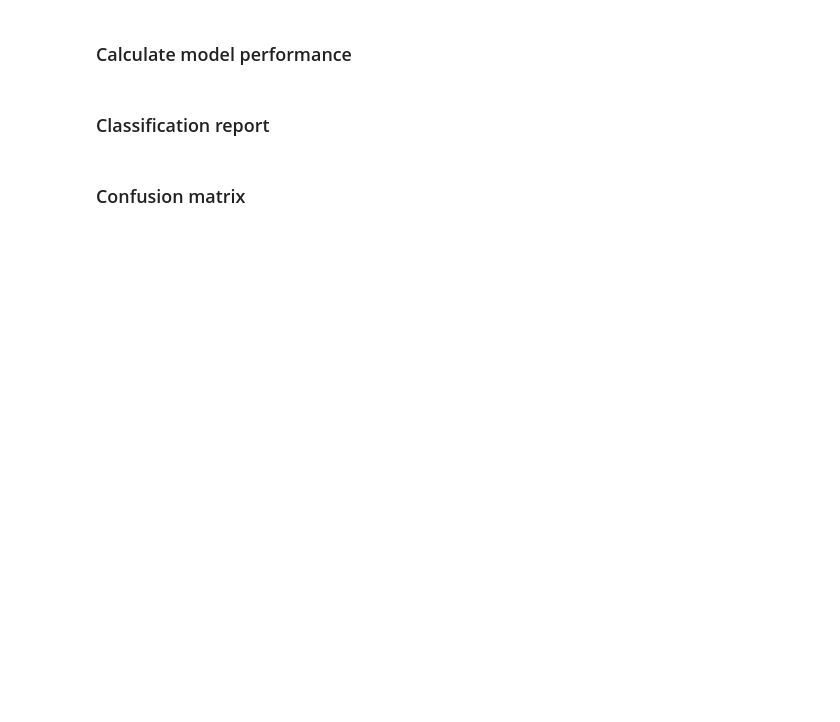
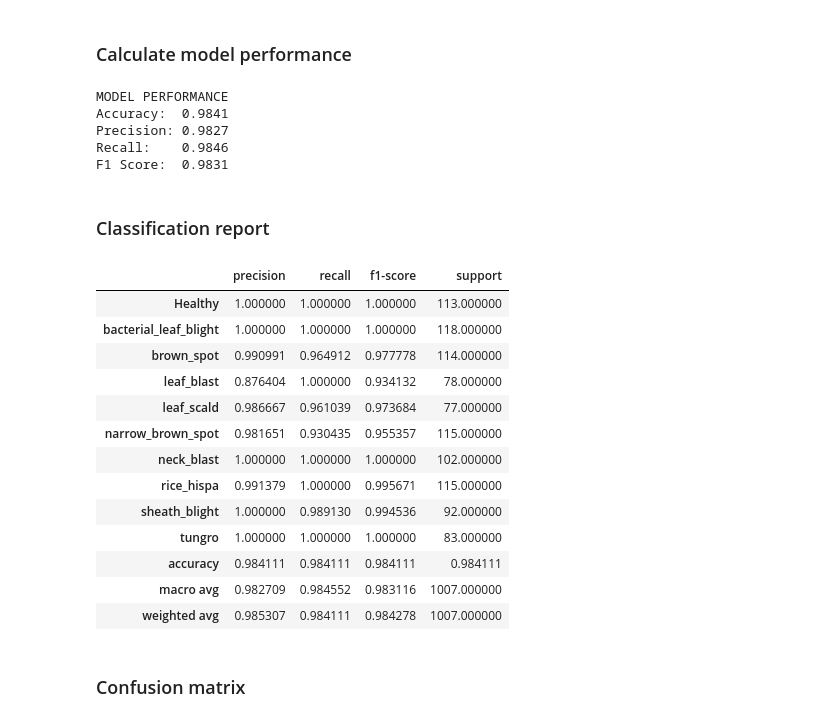
Before and after one commit to HimashMadushanka/AgriMind-AI-Agents, a Jupyter notebook: notebook/05_model_evaluation.ipynb, the cells around one changed output. Drawn from its saved outputs; the diff is of its cells as text; code cells hidden in the pictures; blank space fills up the shorter version.

```diff
--- a/notebook/05_model_evaluation.ipynb
+++ b/notebook/05_model_evaluation.ipynb
@@ -163,7 +204,6 @@ print("Prediction completed!")
 # %% [markdown]
 ### Calculate model performance
 # %%
-
 accuracy = accuracy_score(
     all_labels,
     all_predictions
@@ -191,36 +231,56 @@ f1 = f1_score(
 )
 
 print("MODEL PERFORMANCE")
-print("-------------------------")
 print(f"Accuracy:  {accuracy:.4f}")
 print(f"Precision: {precision:.4f}")
 print(f"Recall:    {recall:.4f}")
 print(f"F1 Score:  {f1:.4f}")
+# %% [output]
+MODEL PERFORMANCE
+Accuracy:  0.9841
+Precision: 0.9827
+Recall:    0.9846
+F1 Score:  0.9831
 # %% [markdown]
 ### Classification report
 # %%
-
 class_names = [
     idx_to_class[i]
     for i in range(num_classes)
 ]
 
 report = classification_report(
     all_labels,
     all_predictions,
     labels=list(range(num_classes)),
     target_names=class_names,
     output_dict=True,
     zero_division=0
 )
 
 report_df = pd.DataFrame(report).transpose()
 
-display(report_df)
+from IPython.display import display as ipy_display
+ipy_display(report_df)
 
 report_df.to_csv(
     EVALUATION_DIR / "classification_report.csv"
 )
+# %% [output]
+|  | precision | recall | f1-score | support |
+| Healthy | 1.000000 | 1.000000 | 1.000000 | 113.000000 |
+| bacterial_leaf_blight | 1.000000 | 1.000000 | 1.000000 | 118.000000 |
+| brown_spot | 0.990991 | 0.964912 | 0.977778 | 114.000000 |
+| leaf_blast | 0.876404 | 1.000000 | 0.934132 | 78.000000 |
+| leaf_scald | 0.986667 | 0.961039 | 0.973684 | 77.000000 |
+| narrow_brown_spot | 0.981651 | 0.930435 | 0.955357 | 115.000000 |
+| neck_blast | 1.000000 | 1.000000 | 1.000000 | 102.000000 |
+| rice_hispa | 0.991379 | 1.000000 | 0.995671 | 115.000000 |
+| sheath_blight | 1.000000 | 0.989130 | 0.994536 | 92.000000 |
+| tungro | 1.000000 | 1.000000 | 1.000000 | 83.000000 |
+| accuracy | 0.984111 | 0.984111 | 0.984111 | 0.984111 |
+| macro avg | 0.982709 | 0.984552 | 0.983116 | 1007.000000 |
+| weighted avg | 0.985307 | 0.984111 | 0.984278 | 1007.000000 |
 # %% [markdown]
 ### Confusion matrix
 # %%
```
Also changed, not shown: parts of 6 cells of this notebook, 12 other files.
